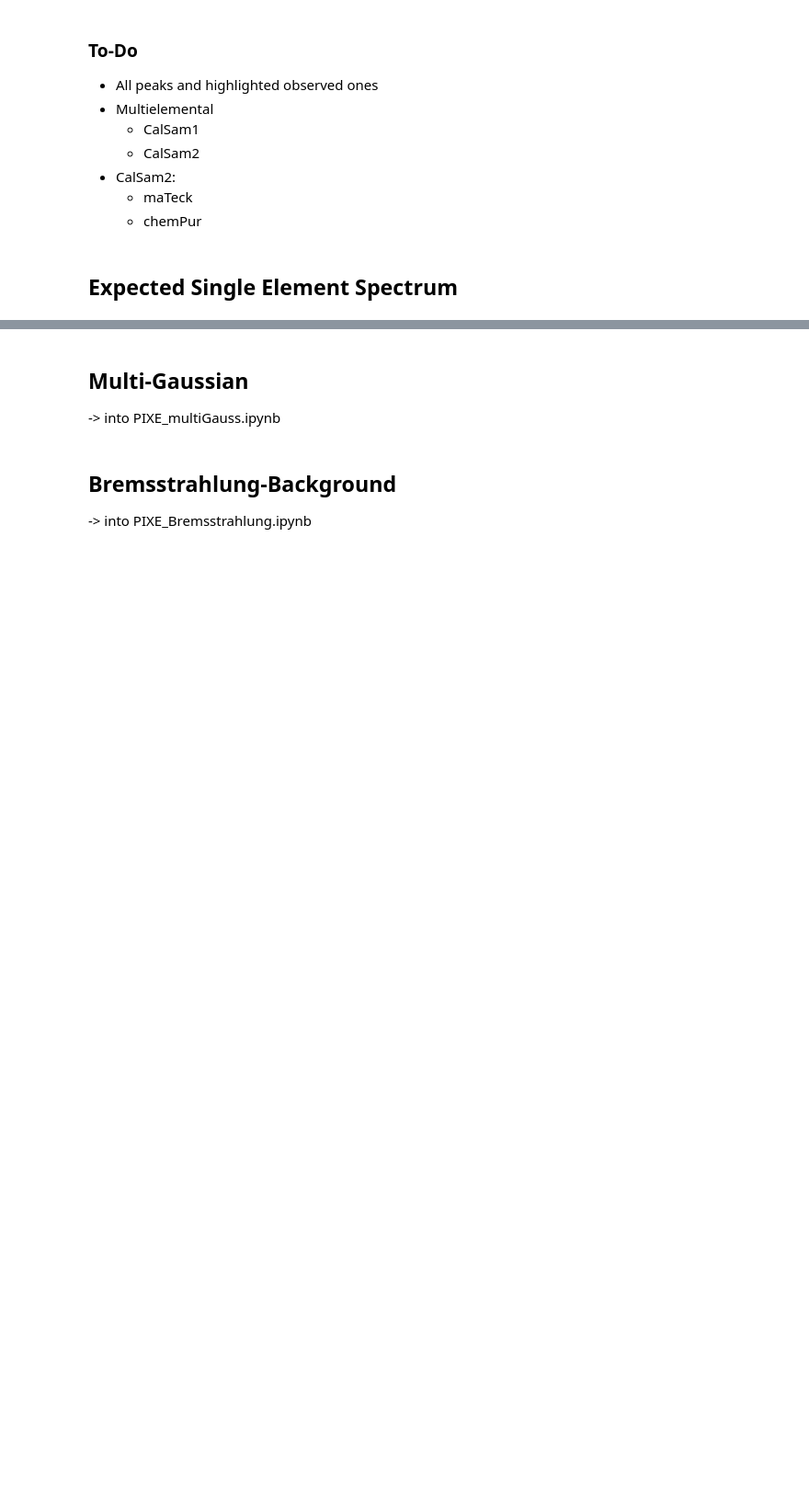
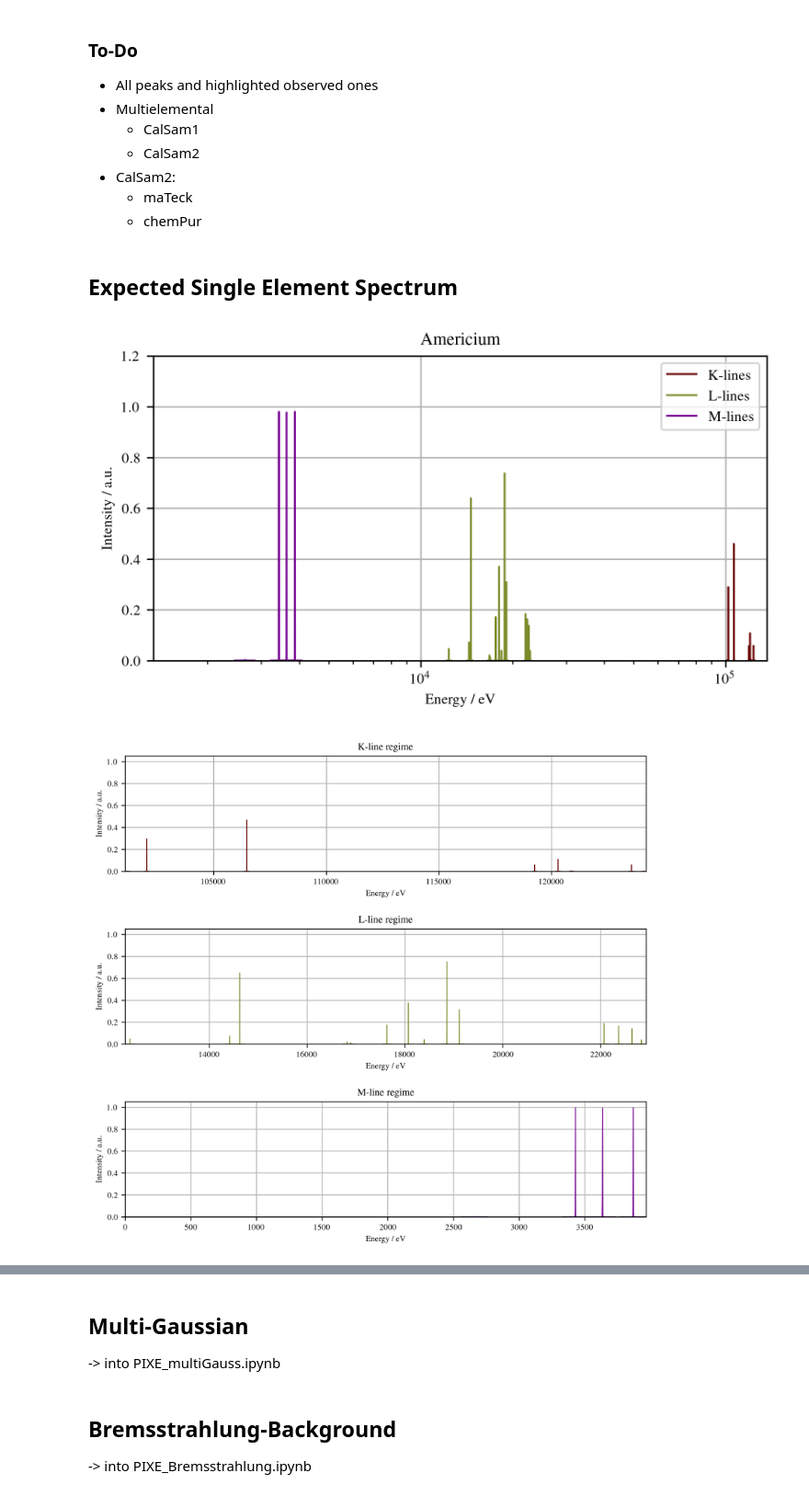
Before and after one commit to SirPhoenix007/IBA-Bonn, a Jupyter notebook: Study_2602_PIXEDetector/PIXE_overview.ipynb, the cells around one changed output, grey strips where cells are left out. Shown at 92% size. Cells and saved outputs as stored; diff of their text form; code cells hidden in the pictures; blank space fills up the shorter version.

Commit message:
Am, Np, Pu, U xray spectra

```diff
--- a/Study_2602_PIXEDetector/PIXE_overview.ipynb
+++ b/Study_2602_PIXEDetector/PIXE_overview.ipynb
@@ -414,13 +414,20 @@ def single_element_xray_spectrum(elem:str):
     plt.savefig(f'./expected_spectra/mono_elemental/{elem}_ex_single_split_spectrum.pdf', transparent=False,dpi=DPI)
     plt.show()
 # %%
-single_element_xray_spectrum('Rubidium')
-single_element_xray_spectrum('Copper')
-single_element_xray_spectrum('Molybdenum')
-single_element_xray_spectrum('Terbium')
-single_element_xray_spectrum('Silver')
-single_element_xray_spectrum('Gold')
-single_element_xray_spectrum('Barium')
+# single_element_xray_spectrum('Rubidium')
+# single_element_xray_spectrum('Copper')
+# single_element_xray_spectrum('Molybdenum')
+# single_element_xray_spectrum('Terbium')
+# single_element_xray_spectrum('Silver')
+# single_element_xray_spectrum('Gold')
+# single_element_xray_spectrum('Barium')
 # single_element_xray_spectrum('Indium')
 # single_element_xray_spectrum('Gallium')
 # single_element_xray_spectrum('Arsenic')
+single_element_xray_spectrum('Americium')
+single_element_xray_spectrum('Neptunium')
+single_element_xray_spectrum('Plutonium')
+single_element_xray_spectrum('Uranium')
+# %% [output]
+[figure, added]
+[figure, added]
```
Also changed, not shown: parts of 2 cells of this notebook, 16 other files.
